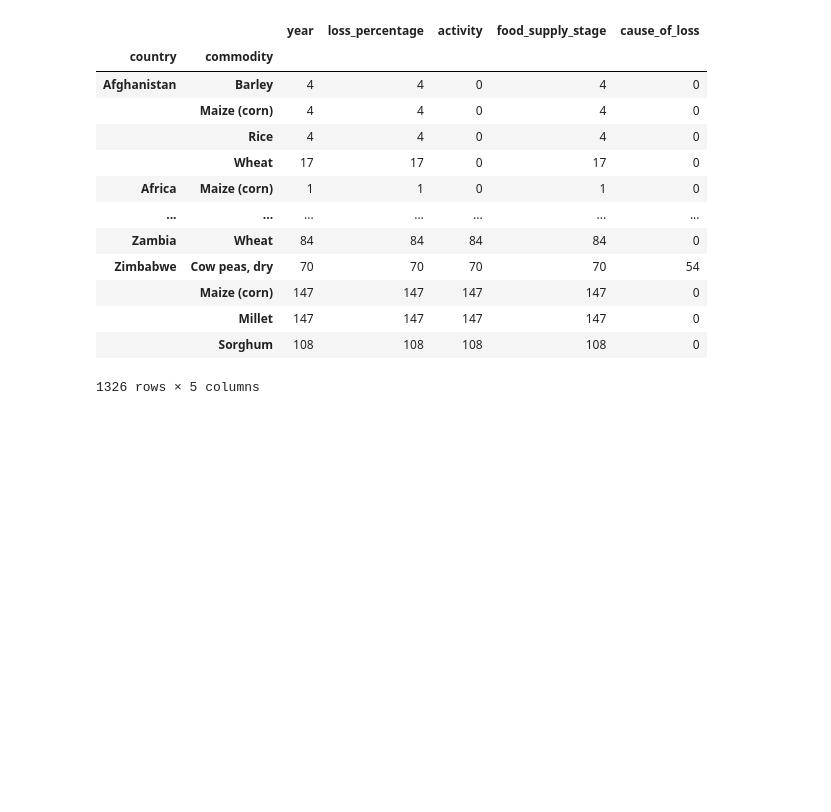
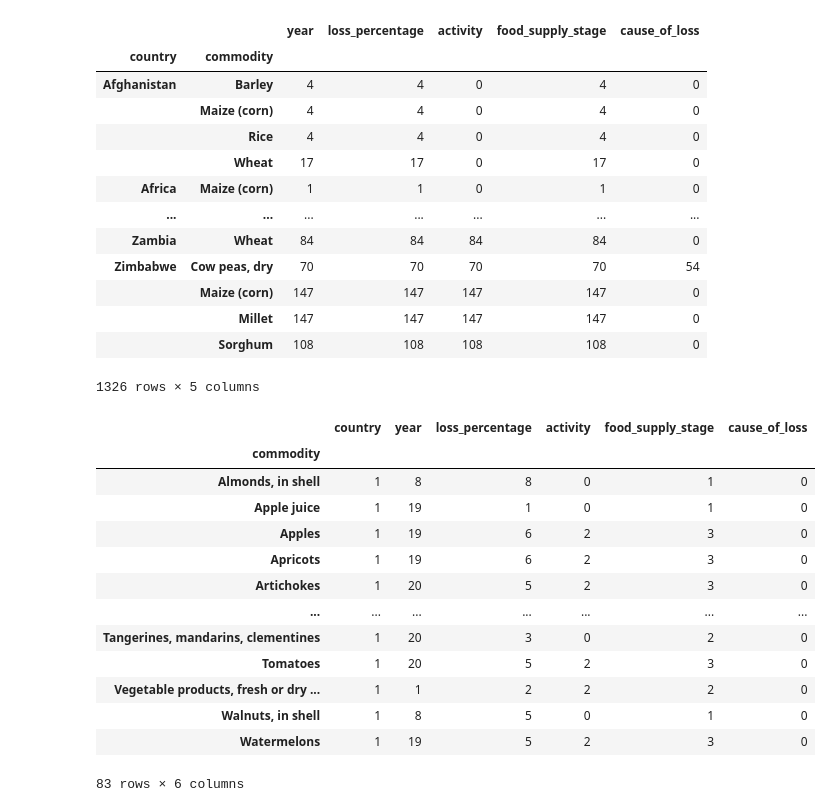
Before and after one commit to murathansygl/Food-Supply-Chain, a Jupyter notebook: eda.ipynb, the cells around one changed output. Drawn from its saved outputs; the diff is of its cells as text; code cells hidden in the pictures; blank space fills up the shorter version.

```diff
--- a/eda.ipynb
+++ b/eda.ipynb
@@ -173,0 +173,17 @@ df.groupby(["country","commodity"]).count() #Grouped based on the country
+# %%
+df[df.country=="United States of America"].groupby("commodity").nunique()
+# %% [output]
+|  | country | year | loss_percentage | activity | food_supply_stage | cause_of_loss |
+| commodity |  |  |  |  |  |  |
+| Almonds, in shell | 1 | 8 | 8 | 0 | 1 | 0 |
+| Apple juice | 1 | 19 | 1 | 0 | 1 | 0 |
+| Apples | 1 | 19 | 6 | 2 | 3 | 0 |
+| Apricots | 1 | 19 | 6 | 2 | 3 | 0 |
+| Artichokes | 1 | 20 | 5 | 2 | 3 | 0 |
+| ... | ... | ... | ... | ... | ... | ... |
+| Tangerines, mandarins, clementines | 1 | 20 | 3 | 0 | 2 | 0 |
+| Tomatoes | 1 | 20 | 5 | 2 | 3 | 0 |
+| Vegetable products, fresh or dry ... | 1 | 1 | 2 | 2 | 2 | 0 |
+| Walnuts, in shell | 1 | 8 | 5 | 0 | 1 | 0 |
+| Watermelons | 1 | 19 | 5 | 2 | 3 | 0 |
+83 rows × 6 columns
```
Also changed, not shown: parts of 6 cells of this notebook.
